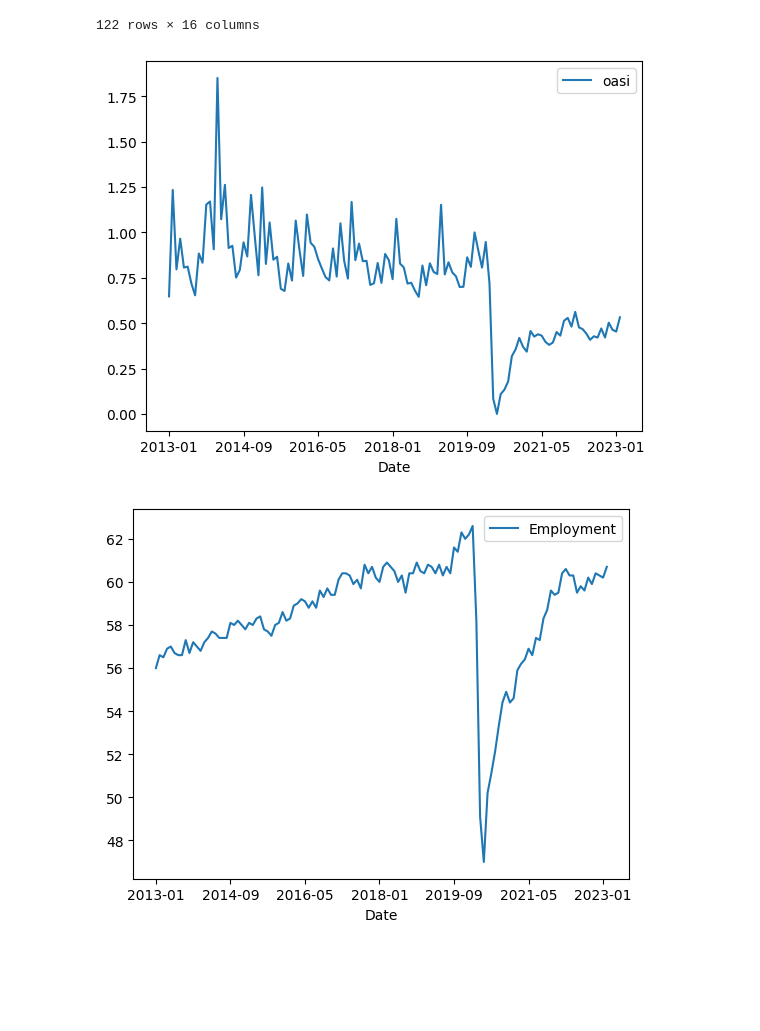
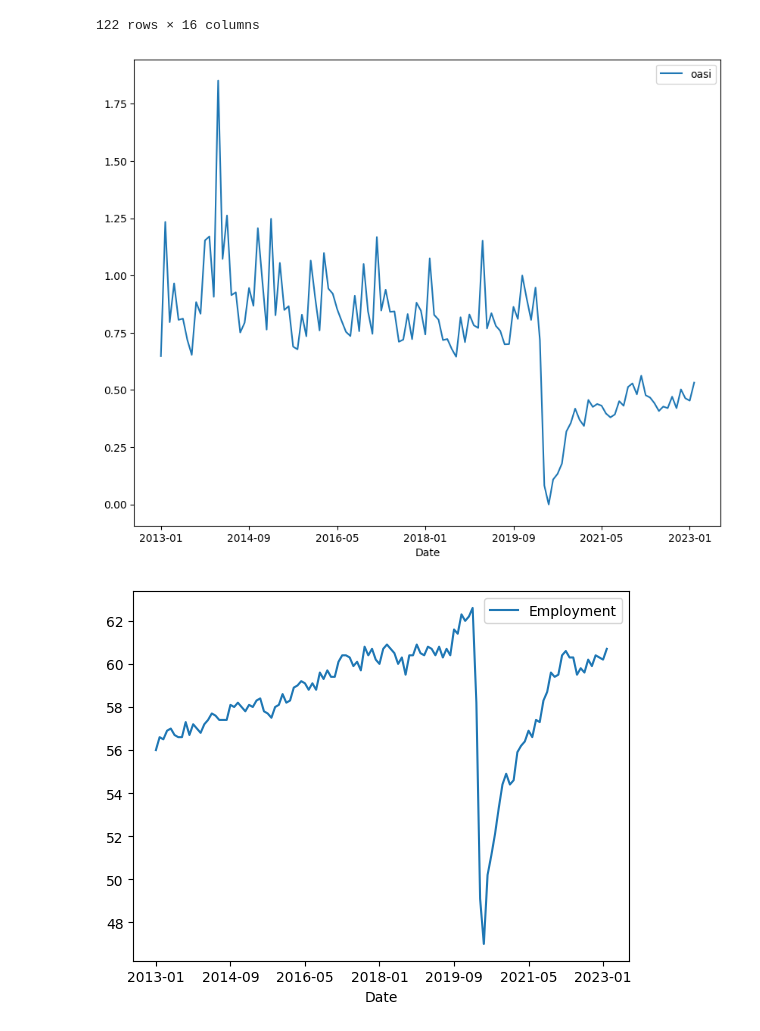
Before and after one commit to mitorax/dsci-560, a Jupyter notebook: final_dataset/modeling.ipynb, the cells around one changed output. Cells and saved outputs as stored; diff of their text form; code cells hidden in the pictures; blank space fills up the shorter version.

```diff
--- a/final_dataset/modeling.ipynb
+++ b/final_dataset/modeling.ipynb
@@ -68,10 +68,10 @@ from statsmodels.tsa.arima.model import ARIMA
 # %%
 oasi_arima=oasi[['Date', 'oasi']].set_index('Date')
 # %%
-oasi_arima.plot()
+oasi_arima.plot(figsize=(10,8))
 pyplot.show()
 # %% [output]
-[figure, old version]
+[figure, new version]
 # %%
 e=oasi[['Date', 'Employment']].set_index('Date')
 ue=oasi[['Date', 'Unemployment']].set_index('Date')
```
Also changed, not shown: parts of 32 cells of this notebook, 3 other files.
